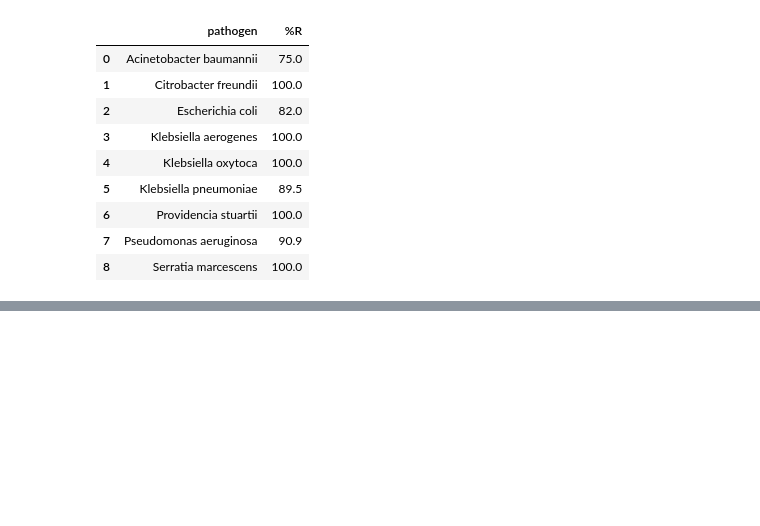
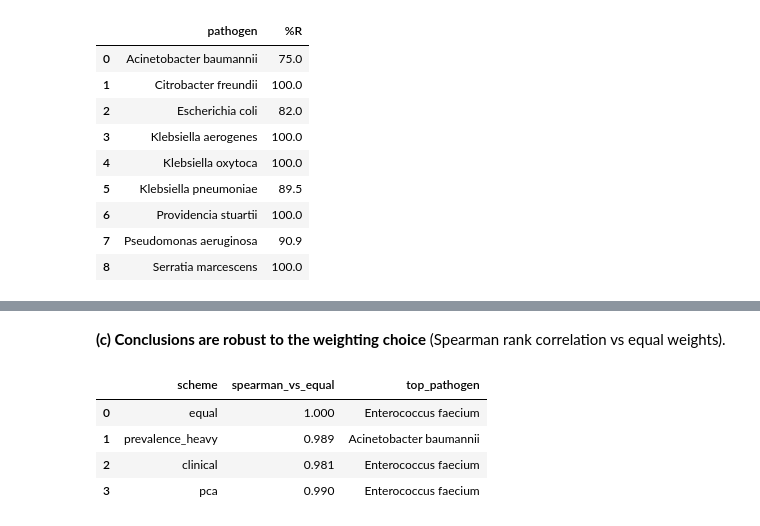
Before and after one commit to niyeldeii/AMR-VIVLI--treatment-gap-radar, a Jupyter notebook: treatment_gap_radar/notebooks/Treatment_Gap_Radar.ipynb, the cells around one changed output, grey strips where cells are left out. Saved outputs shown, nothing was run; the diff lists cells and outputs as text; code cells hidden in the pictures; blank space fills up the shorter version.

```diff
--- a/treatment_gap_radar/notebooks/Treatment_Gap_Radar.ipynb
+++ b/treatment_gap_radar/notebooks/Treatment_Gap_Radar.ipynb
@@ -214,0 +217,10 @@ alt[["who", "RNI"]].head(8).round(3)
+# %% [markdown]
+**(c) Conclusions are robust to the weighting choice** (Spearman rank correlation vs equal weights).
+# %%
+pd.read_parquet(PROCESSED_DIR / 'sensitivity.parquet')
+# %% [output]
+|  | scheme | spearman_vs_equal | top_pathogen |
+| 0 | equal | 1.000 | Enterococcus faecium |
+| 1 | prevalence_heavy | 0.989 | Acinetobacter baumannii |
+| 2 | clinical | 0.981 | Enterococcus faecium |
+| 3 | pca | 0.990 | Enterococcus faecium |
```
Also changed, not shown: parts of 16 cells of this notebook, 12 other files.
